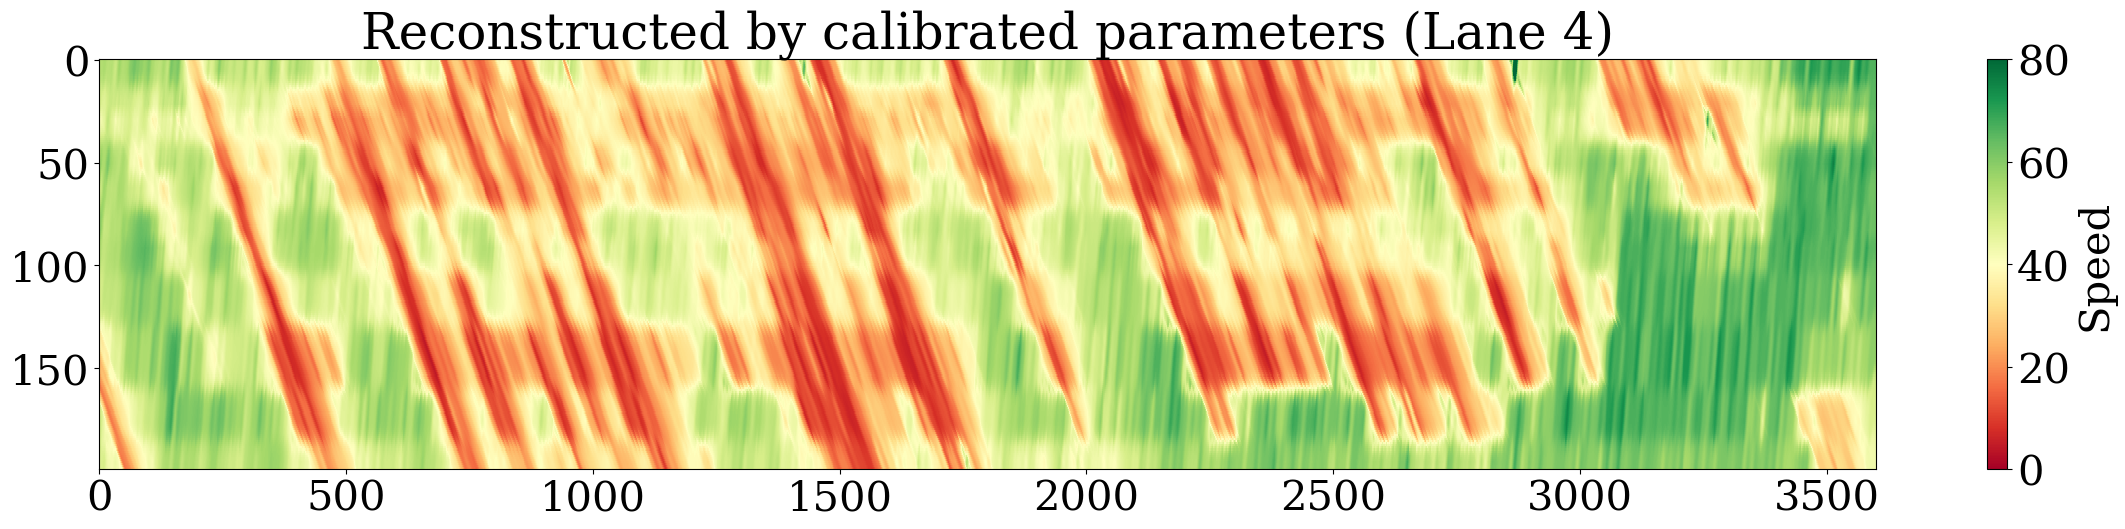
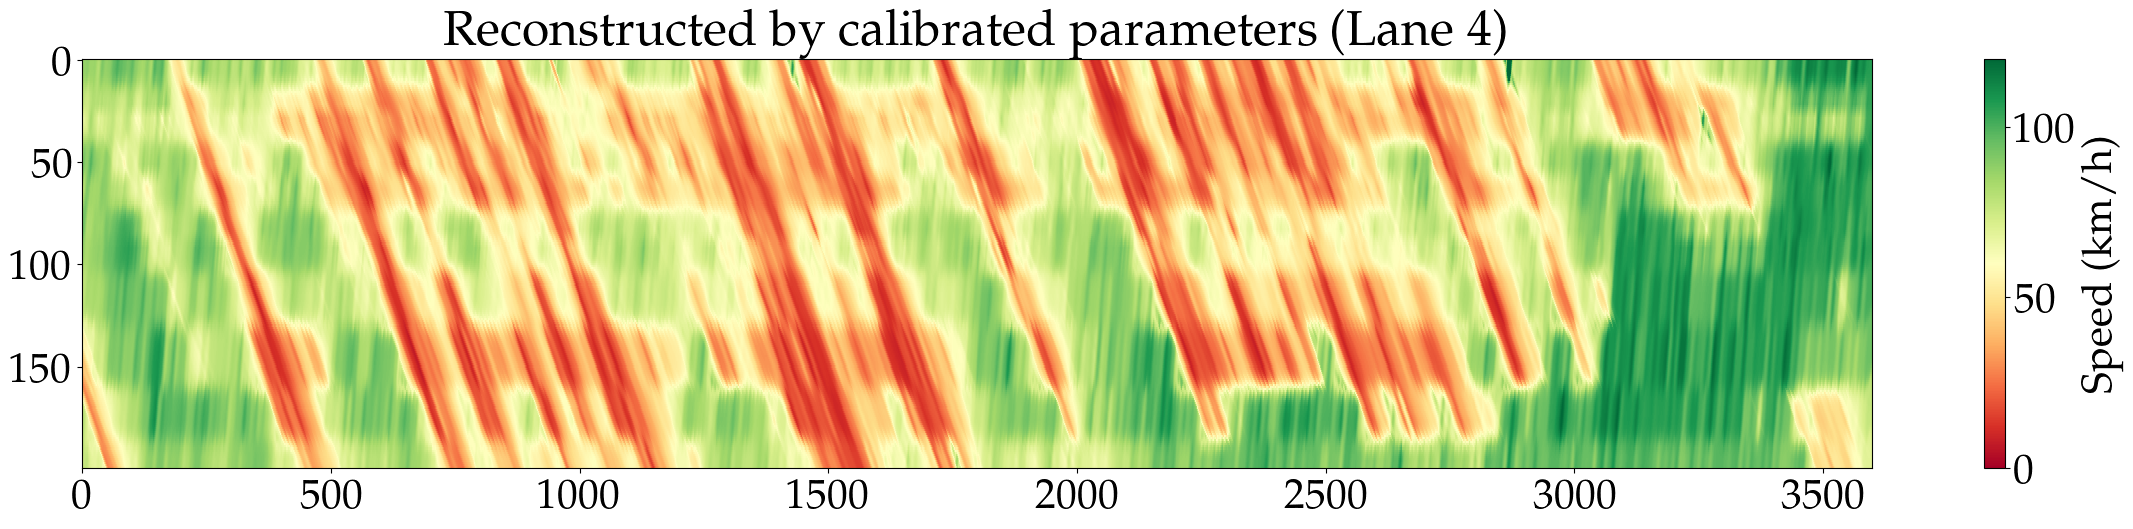
Unified diff of the notebook cell whose output changed from the first chart to the second:
--- before
+++ after
@@ -1,6 +1,7 @@
 plt.figure(figsize=(24, 6))
 plt.rcParams.update({'font.size': 30, 'font.family': 'serif'})
-plt.imshow(calibrated_asm_speed, cmap='RdYlGn', interpolation='nearest', origin='lower',vmin=0, vmax=80, aspect='auto')
-plt.colorbar(label='Speed')
+plt.imshow(MILE_TO_KM * calibrated_asm_speed, cmap='RdYlGn', interpolation='nearest', 
+           origin='lower',vmin=0, vmax=120, aspect='auto')
+plt.colorbar(label='Speed (km/h)')
 plt.title('Reconstructed by calibrated parameters (Lane 4)')
 plt.tight_layout()

Commit: Update